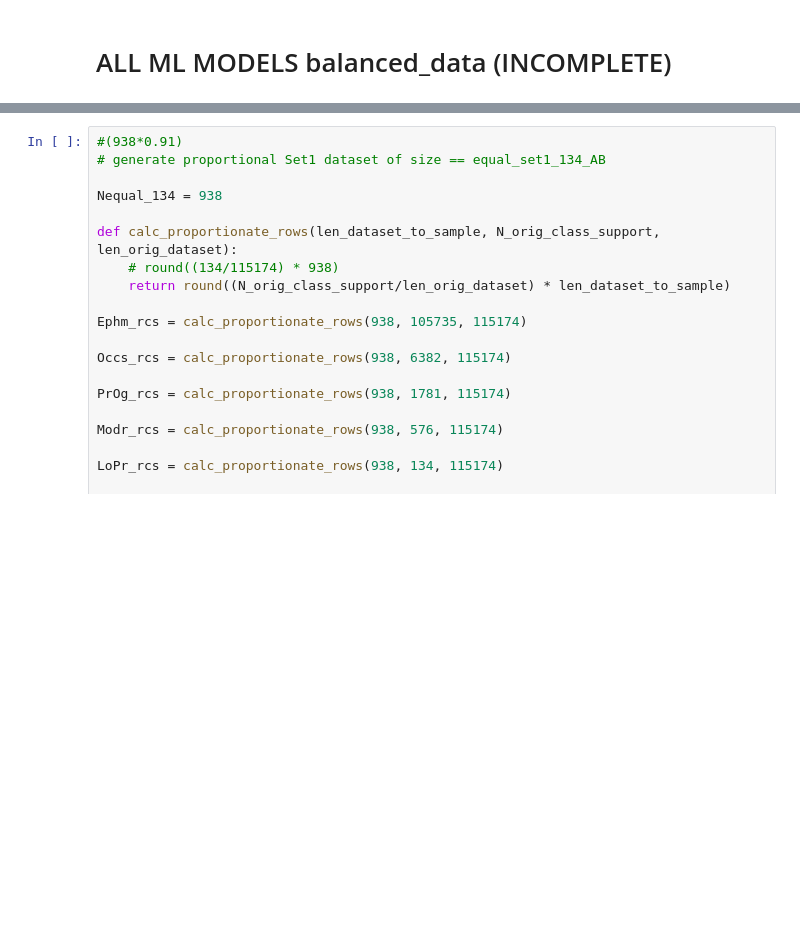
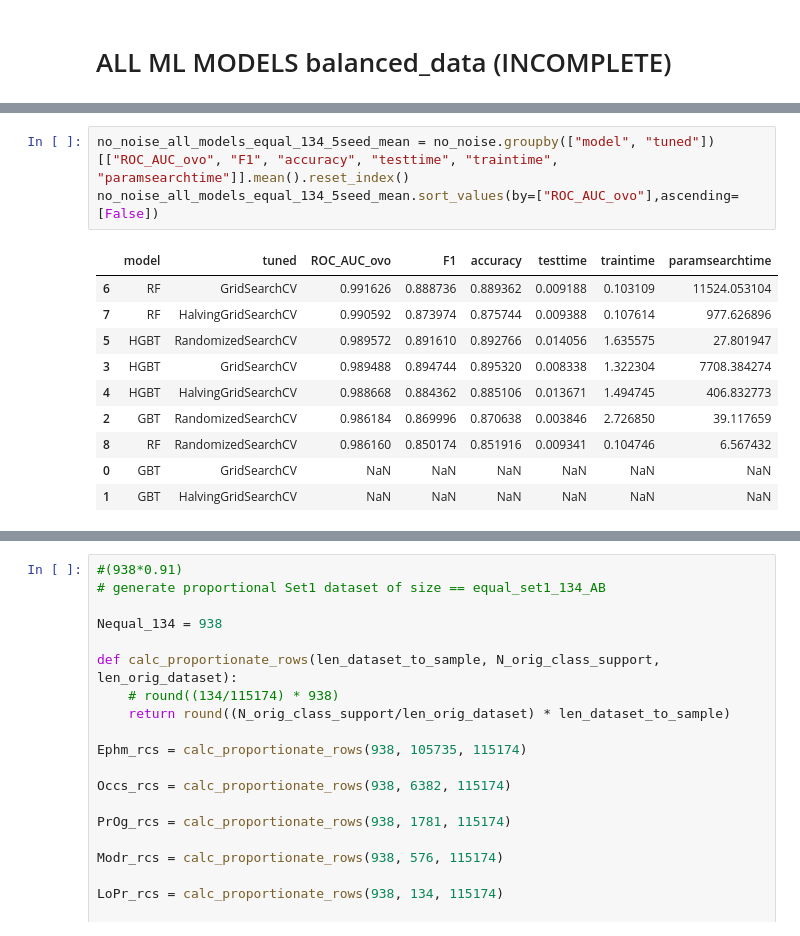
Before and after one commit to FlicAnderson/RSE-personas, a Jupyter notebook: githubanalysis/notebooks/SERS26-ML.ipynb, the cells around one changed output, grey strips where cells are left out. Drawn from its saved outputs; the diff is of its cells as text; blank space fills up the shorter version.

```diff
--- a/githubanalysis/notebooks/SERS26-ML.ipynb
+++ b/githubanalysis/notebooks/SERS26-ML.ipynb
@@ -1748,0 +1798,14 @@ equal_set1_134_models_df.groupby(["model", "tuned", "Xtrain_noise_pc", "noise_SD
+# %%
+no_noise_all_models_equal_134_5seed_mean = no_noise.groupby(["model", "tuned"])[["ROC_AUC_ovo", "F1", "accuracy", "testtime", "traintime", "paramsearchtime"]].mean().reset_index()
+no_noise_all_models_equal_134_5seed_mean.sort_values(by=["ROC_AUC_ovo"],ascending=[False])
+# %% [output]
+|  | model | tuned | ROC_AUC_ovo | F1 | accuracy | testtime | traintime | paramsearchtime |
+| 6 | RF | GridSearchCV | 0.991626 | 0.888736 | 0.889362 | 0.009188 | 0.103109 | 11524.053104 |
+| 7 | RF | HalvingGridSearchCV | 0.990592 | 0.873974 | 0.875744 | 0.009388 | 0.107614 | 977.626896 |
+| 5 | HGBT | RandomizedSearchCV | 0.989572 | 0.891610 | 0.892766 | 0.014056 | 1.635575 | 27.801947 |
+| 3 | HGBT | GridSearchCV | 0.989488 | 0.894744 | 0.895320 | 0.008338 | 1.322304 | 7708.384274 |
+| 4 | HGBT | HalvingGridSearchCV | 0.988668 | 0.884362 | 0.885106 | 0.013671 | 1.494745 | 406.832773 |
+| 2 | GBT | RandomizedSearchCV | 0.986184 | 0.869996 | 0.870638 | 0.003846 | 2.726850 | 39.117659 |
+| 8 | RF | RandomizedSearchCV | 0.986160 | 0.850174 | 0.851916 | 0.009341 | 0.104746 | 6.567432 |
+| 0 | GBT | GridSearchCV | NaN | NaN | NaN | NaN | NaN | NaN |
+| 1 | GBT | HalvingGridSearchCV | NaN | NaN | NaN | NaN | NaN | NaN |
```
Also changed, not shown: parts of 21 cells of this notebook.
